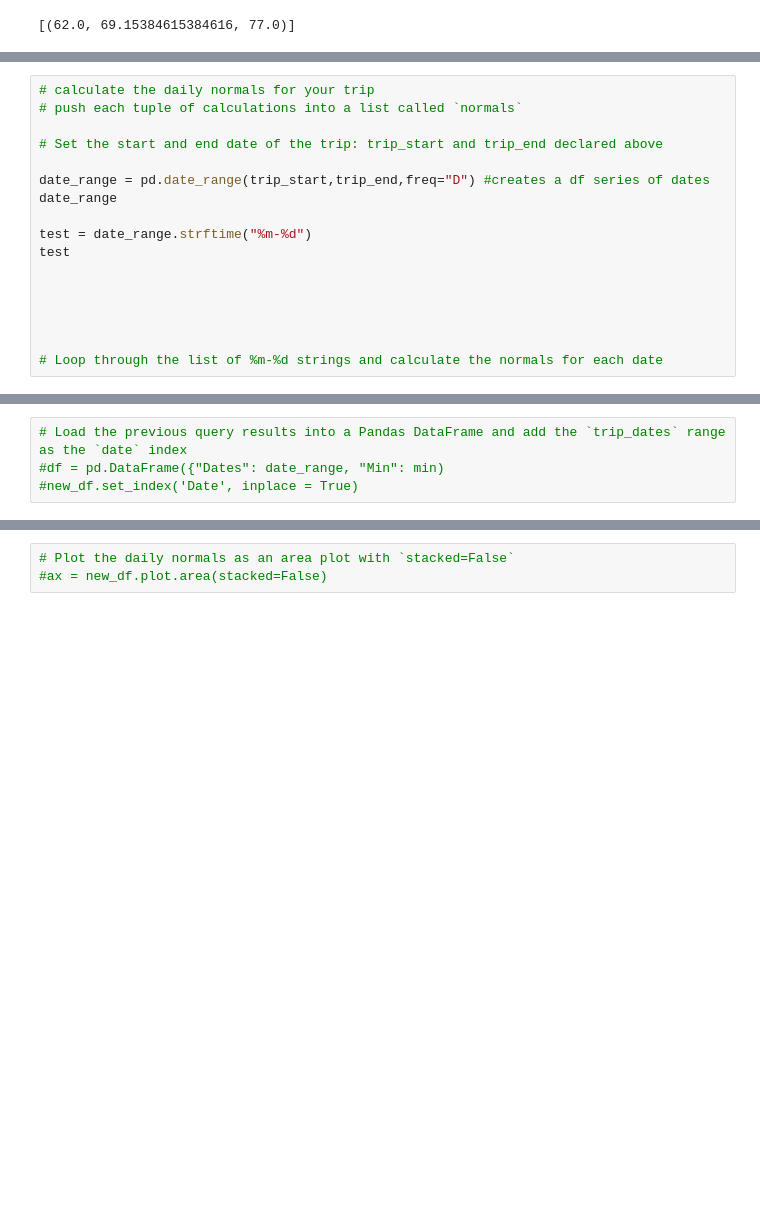
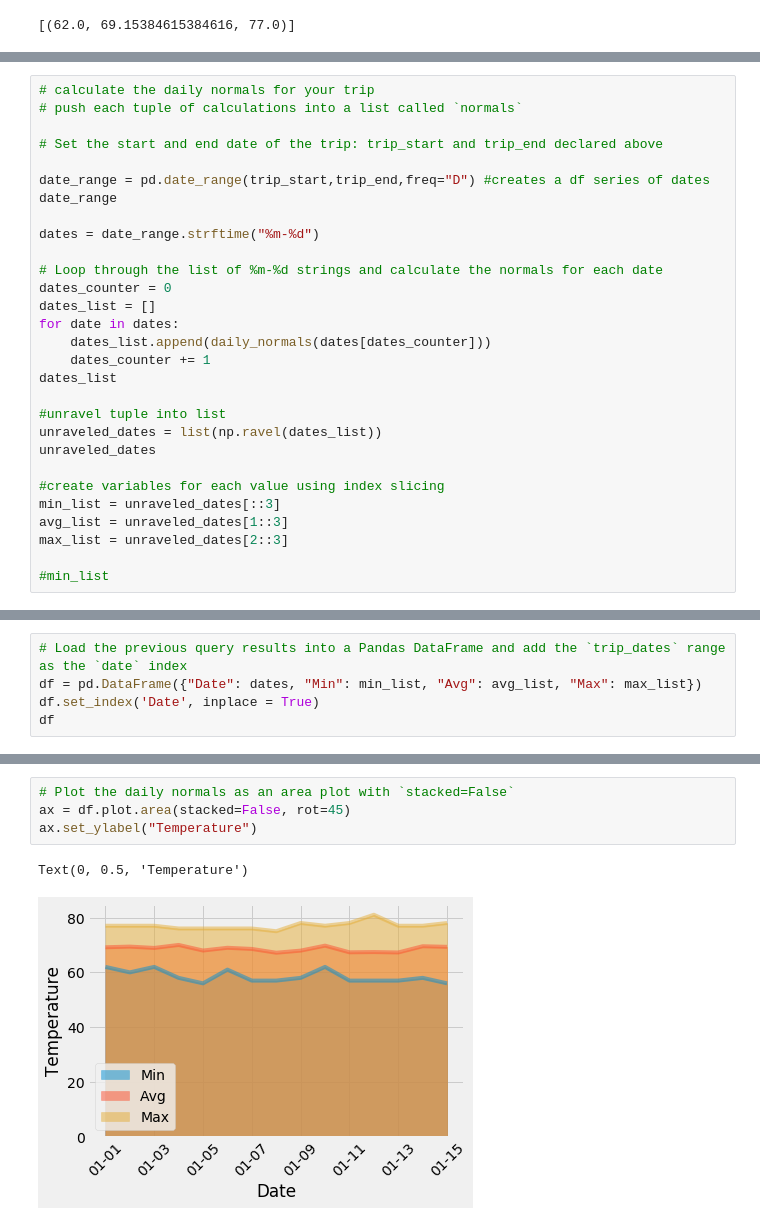
Before and after one commit to arrrlette/sqlalchemy-challenge, a Jupyter notebook: Climate.ipynb, the cells around one changed output, grey strips where cells are left out. Drawn from its saved outputs; the diff is of its cells as text; blank space fills up the shorter version.

```diff
--- a/Climate.ipynb
+++ b/Climate.ipynb
@@ -474,11 +425,23 @@ AttributeError: 'list' object has no attribute 'strftime'
 date_range = pd.date_range(trip_start,trip_end,freq="D") #creates a df series of dates
 date_range
 
-test = date_range.strftime("%m-%d")
-test
-
-
-
-
+dates = date_range.strftime("%m-%d")
 
 # Loop through the list of %m-%d strings and calculate the normals for each date
+dates_counter = 0
+dates_list = []
+for date in dates:
+    dates_list.append(daily_normals(dates[dates_counter]))
+    dates_counter += 1
+dates_list
+
+#unravel tuple into list
+unraveled_dates = list(np.ravel(dates_list))
+unraveled_dates
+
+#create variables for each value using index slicing
+min_list = unraveled_dates[::3]
+avg_list = unraveled_dates[1::3]
+max_list = unraveled_dates[2::3]
+
+#min_list
@@ -489,4 +448,5 @@ Index(['01-01', '01-02', '01-03', '01-04', '01-05', '01-06', '01-07', '01-08',
 # %%
 # Load the previous query results into a Pandas DataFrame and add the `trip_dates` range as the `date` index
-#df = pd.DataFrame({"Dates": date_range, "Min": min)
-#new_df.set_index('Date', inplace = True)
+df = pd.DataFrame({"Date": dates, "Min": min_list, "Avg": avg_list, "Max": max_list})
+df.set_index('Date', inplace = True)
+df
@@ -493,3 +471,7 @@ Index(['01-01', '01-02', '01-03', '01-04', '01-05', '01-06', '01-07', '01-08',
 # %%
 # Plot the daily normals as an area plot with `stacked=False`
-#ax = new_df.plot.area(stacked=False)
+ax = df.plot.area(stacked=False, rot=45)
+ax.set_ylabel("Temperature")
+# %% [output]
+Text(0, 0.5, 'Temperature')
+[figure, added]
```
Also changed, not shown: parts of 3 cells of this notebook, 1 other file.
